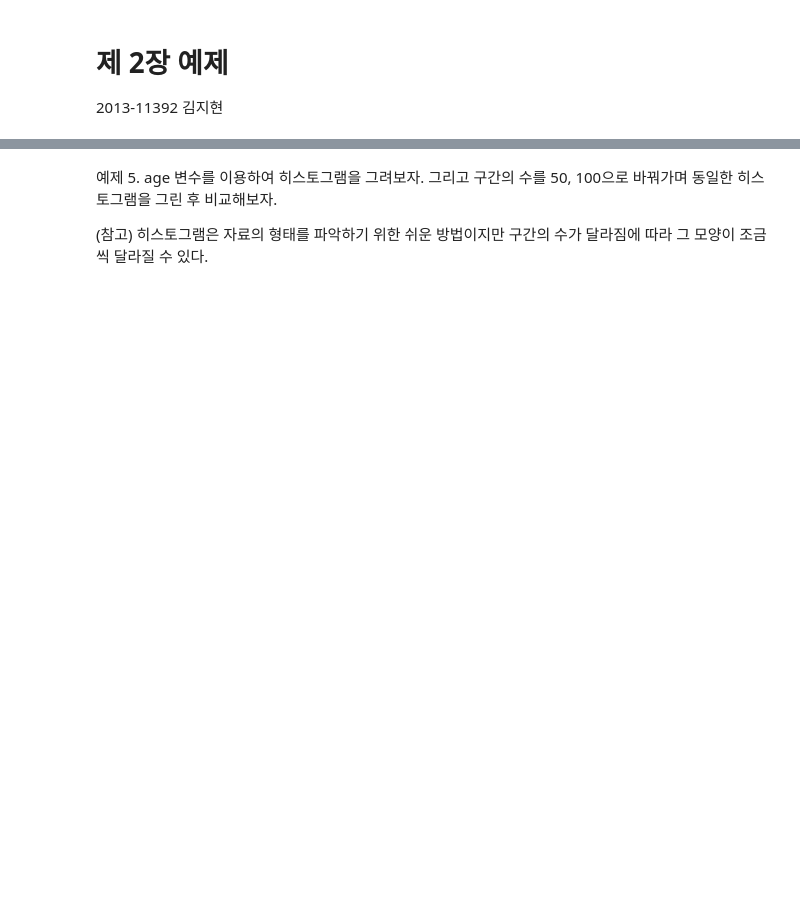
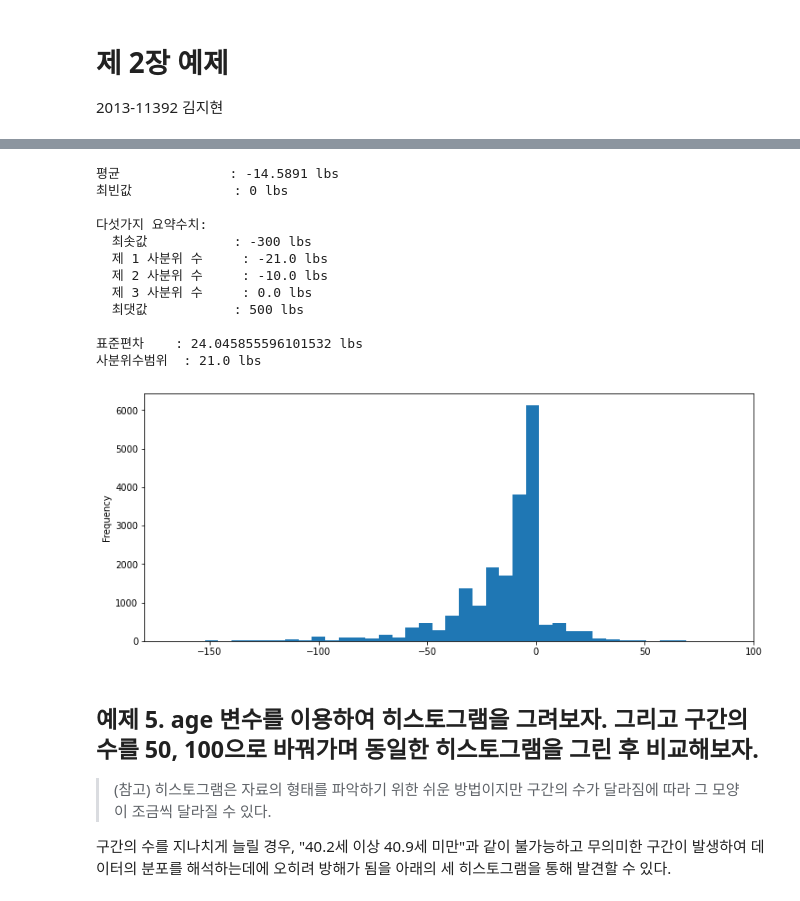
Before and after one commit to simnalamburt/snucse, a Jupyter notebook: 통계학실험/ch02/2013_11392김지현.ipynb, the cells around one changed output, grey strips where cells are left out. Cells and saved outputs as stored; diff of their text form; code cells hidden in the pictures; blank space fills up the shorter version.

```diff
--- a/통계학실험/ch02/2013_11392김지현.ipynb
+++ b/통계학실험/ch02/2013_11392김지현.ipynb
@@ -13,4 +81,39 @@
+# %%
+wdiff = cdc.wtdesire - cdc.weight
+
+print(f'''\
+평균\t\t: {wdiff.mean()} lbs
+최빈값\t\t: {wdiff.mode()[0]} lbs
+
+다섯가지 요약수치:
+  최솟값\t\t: {wdiff.min()} lbs
+  제 1 사분위 수\t: {wdiff.quantile(0.25)} lbs
+  제 2 사분위 수\t: {wdiff.quantile()} lbs
+  제 3 사분위 수\t: {wdiff.quantile(0.75)} lbs
+  최댓값\t\t: {wdiff.max()} lbs
+
+표준편차\t: {wdiff.std()} lbs
+사분위수범위\t: {wdiff.quantile(0.75) - wdiff.quantile(0.25)} lbs\
+''')
+
+wdiff.plot.hist(bins=130, figsize=(12, 5), xlim=(-180, 100))
+plt.show()
+# %% [output]
+평균              : -14.5891 lbs
+최빈값             : 0 lbs
+
+다섯가지 요약수치:
+  최솟값           : -300 lbs
+  제 1 사분위 수     : -21.0 lbs
+  제 2 사분위 수     : -10.0 lbs
+  제 3 사분위 수     : 0.0 lbs
+  최댓값           : 500 lbs
+
+표준편차    : 24.045855596101532 lbs
+사분위수범위  : 21.0 lbs
+[figure, added]
 # %% [markdown]
-예제 5. age 변수를 이용하여 히스토그램을 그려보자. 그리고 구간의 수를 50, 100으로 바꿔가며 동일한 히스토그램을 그린 후 비교해보자.
+## 예제 5. age 변수를 이용하여 히스토그램을 그려보자. 그리고 구간의 수를 50, 100으로 바꿔가며 동일한 히스토그램을 그린 후 비교해보자.
+> (참고) 히스토그램은 자료의 형태를 파악하기 위한 쉬운 방법이지만 구간의 수가 달라짐에 따라 그 모양이 조금씩 달라질 수 있다.
 
-(참고) 히스토그램은 자료의 형태를 파악하기 위한 쉬운 방법이지만 구간의 수가 달라짐에 따라 그 모양이 조금씩 달라질 수 있다.
+구간의 수를 지나치게 늘릴 경우, "40.2세 이상 40.9세 미만"과 같이 불가능하고 무의미한 구간이 발생하여 데이터의 분포를 해석하는데에 오히려 방해가 됨을 아래의 세 히스토그램을 통해 발견할 수 있다.
```
Also changed, not shown: parts of 9 cells of this notebook, 1 other file.
